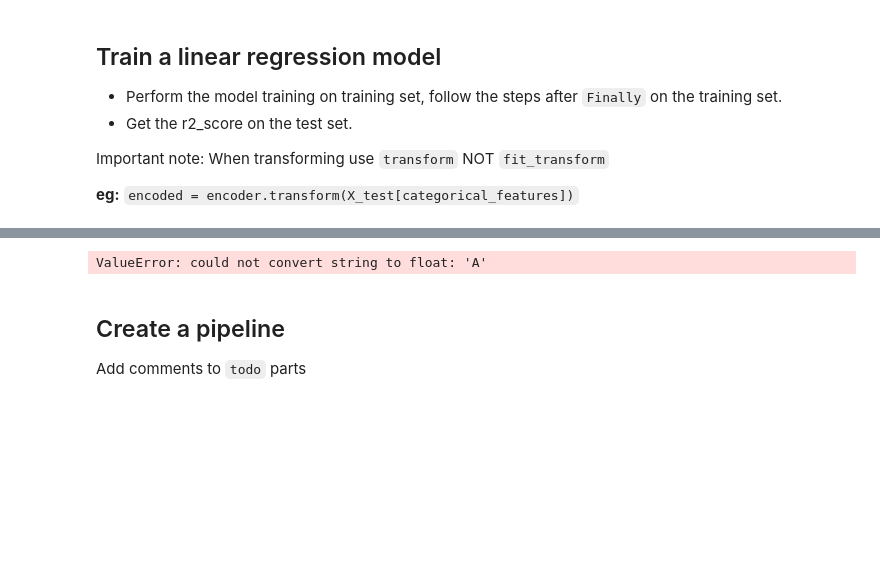
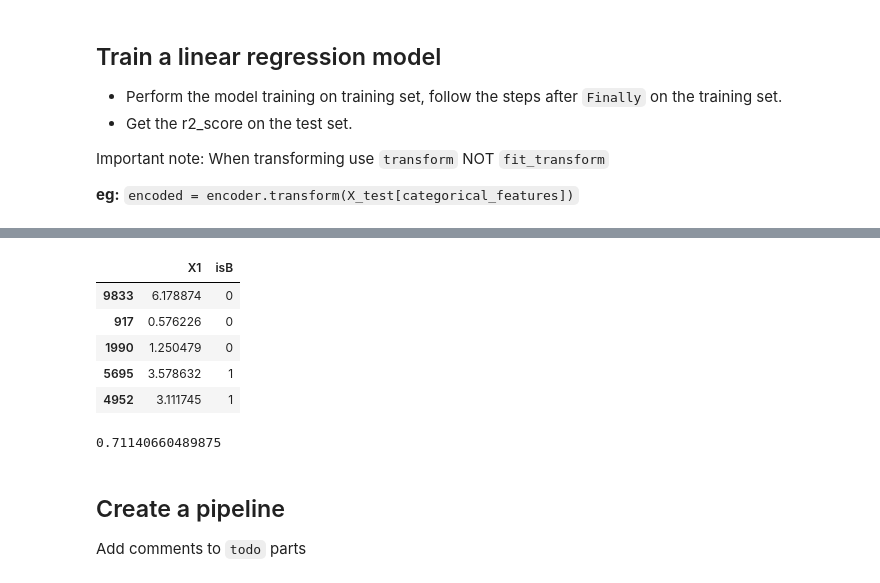
Before and after one commit to palak126/DS602, a Jupyter notebook: weel04/week4 - regression lab.ipynb, the cells around one changed output, grey strips where cells are left out. Drawn from its saved outputs; the diff is of its cells as text; code cells hidden in the pictures; blank space fills up the shorter version.

```diff
--- a/weel04/week4 - regression lab.ipynb
+++ b/weel04/week4 - regression lab.ipynb
@@ -295,10 +304,27 @@ Test samples: 2,000
+# %%
+X_training2 = X_training.copy()
+
+X_training2['isB'] = [1 if x == 'B' else 0 for x in X_training['X2']]
+X_training2.drop('X2', axis = 1, inplace= True)
+X_training2.head()
+# %% [output]
+|  | X1 | isB |
+| 9833 | 6.178874 | 0 |
+| 917 | 0.576226 | 0 |
+| 1990 | 1.250479 | 0 |
+| 5695 | 3.578632 | 1 |
+| 4952 | 3.111745 | 1 |
 # %%
 model = LinearRegression()
-model.fit(X_training, y_training)
+model.fit(X_training2, y_training)
 
-y_pred = model.predict(X_test)
+X_test2 = X_test.copy()
+X_test2['isB'] = [1 if x == 'B' else 0 for x in X_test['X2']]
+X_test2.drop('X2', axis = 1, inplace= True)
+
+model.score(X_test2, y_test)
 # %% [output]
-ValueError: could not convert string to float: 'A'
+0.71140660489875
 # %% [markdown]
 ## Create a pipeline
 
```
Also changed, not shown: parts of 6 cells of this notebook.
